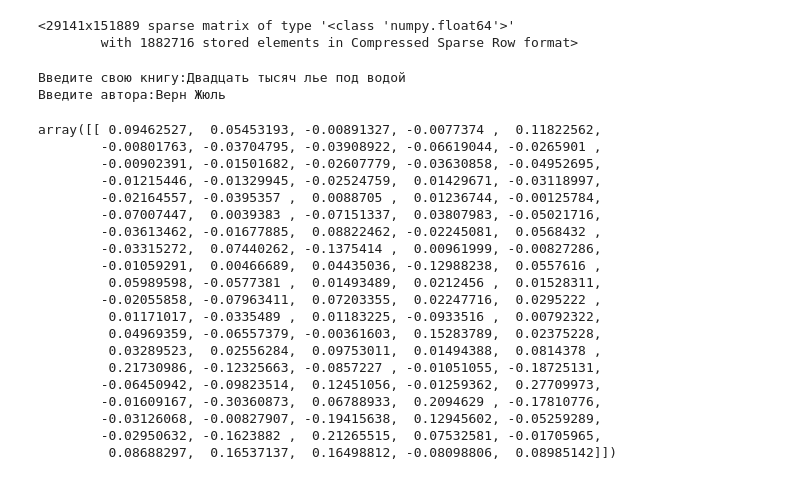
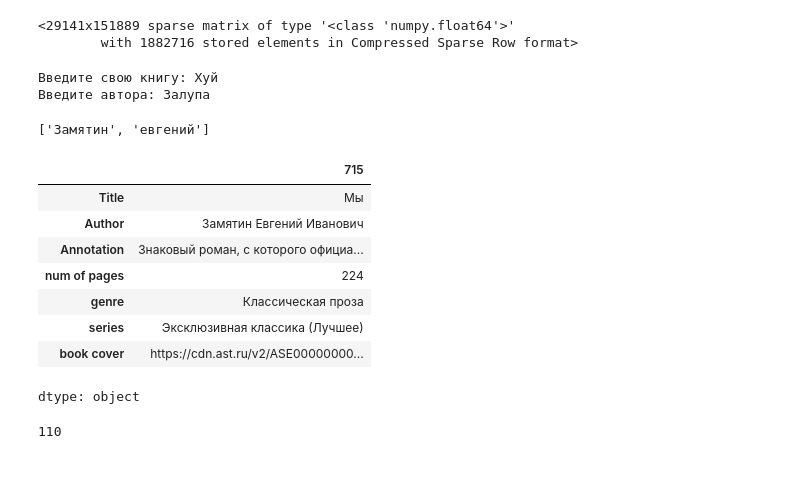
Before and after one commit to Mizoroki-Heck/Books_recsys, a Jupyter notebook: nootebook/book_recsys.ipynb, the cells around one changed output. Drawn from its saved outputs; the diff is of its cells as text; code cells hidden in the pictures.

```diff
--- a/nootebook/book_recsys.ipynb
+++ b/nootebook/book_recsys.ipynb
@@ -39,7 +48,9 @@ tfidf
 lsa = TruncatedSVD(n_components=100, algorithm='arpack')
 tfidf = lsa.fit_transform(tfidf)
 # %%
-books_users, author_users = input('Введите свою книгу:'), input('Введите автора:')
+books_users = input('Введите свою книгу: ')
+author_users = input('Введите автора: ')
+author_split = author_users.split()
 # %% [output]
-Введите свою книгу:Двадцать тысяч лье под водой
-Введите автора:Верн Жюль
+Введите свою книгу: Хуй
+Введите автора: Залупа
@@ -48,23 +57,33 @@ books_user_index = data[(data['Title'] == books_users) & (data['Author'] == auth
+# %%
+author_split
+# %% [output]
+['Замятин', 'евгений']
+# %%
+pattern_1 = re.compile(fr'(?i){re.escape(author_split[0])}\s{re.escape(author_split[1])}')
+pattern_2 = re.compile(fr'(?i){re.escape(author_split[1])}\s{re.escape(author_split[0])}')
+
+try:
+    filtered_data = data[
+    (data['Title'] == books_users) &
+    (data['Author'].str.contains(pattern_1) | data['Author'].str.contains(pattern_2))
+].index[0]
+except IndexError:
+    print("Книга или автор не найдены.")
+# %%
+data.iloc[filtered_data]
+# %% [output]
+|  | 715 |
+| Title | Мы |
+| Author | Замятин Евгений Иванович |
+| Annotation | Знаковый роман, с которого официа... |
+| num of pages | 224 |
+| genre | Классическая проза |
+| series | Эксклюзивная классика (Лучшее) |
+| book cover | https://cdn.ast.ru/v2/ASE00000000... |
+dtype: object
+# %%
+filtered_data
+# %% [output]
+110
 # %%
-tfidf[books_user_index].reshape(1, -1)
+similiar_books = cosine_similarity(tfidf[filtered_data].reshape(1, -1), tfidf)
-# %% [output]
-array([[ 0.09462527,  0.05453193, -0.00891327, -0.0077374 ,  0.11822562,
-        -0.00801763, -0.03704795, -0.03908922, -0.06619044, -0.0265901 ,
-        -0.00902391, -0.01501682, -0.02607779, -0.03630858, -0.04952695,
-        -0.01215446, -0.01329945, -0.02524759,  0.01429671, -0.03118997,
-        -0.02164557, -0.0395357 ,  0.0088705 ,  0.01236744, -0.00125784,
-        -0.07007447,  0.0039383 , -0.07151337,  0.03807983, -0.05021716,
-        -0.03613462, -0.01677885,  0.08822462, -0.02245081,  0.0568432 ,
-        -0.03315272,  0.07440262, -0.1375414 ,  0.00961999, -0.00827286,
-        -0.01059291,  0.00466689,  0.04435036, -0.12988238,  0.0557616 ,
-         0.05989598, -0.0577381 ,  0.01493489,  0.0212456 ,  0.01528311,
-        -0.02055858, -0.07963411,  0.07203355,  0.02247716,  0.0295222 ,
-         0.01171017, -0.0335489 ,  0.01183225, -0.0933516 ,  0.00792322,
-         0.04969359, -0.06557379, -0.00361603,  0.15283789,  0.02375228,
-         0.03289523,  0.02556284,  0.09753011,  0.01494388,  0.0814378 ,
-         0.21730986, -0.12325663, -0.0857227 , -0.01051055, -0.18725131,
-        -0.06450942, -0.09823514,  0.12451056, -0.01259362,  0.27709973,
-        -0.01609167, -0.30360873,  0.06788933,  0.2094629 , -0.17810776,
-        -0.03126068, -0.00827907, -0.19415638,  0.12945602, -0.05259289,
-        -0.02950632, -0.1623882 ,  0.21265515,  0.07532581, -0.01705965,
-         0.08688297,  0.16537137,  0.16498812, -0.08098806,  0.08985142]])
```
Also changed, not shown: parts of 7 cells of this notebook.
